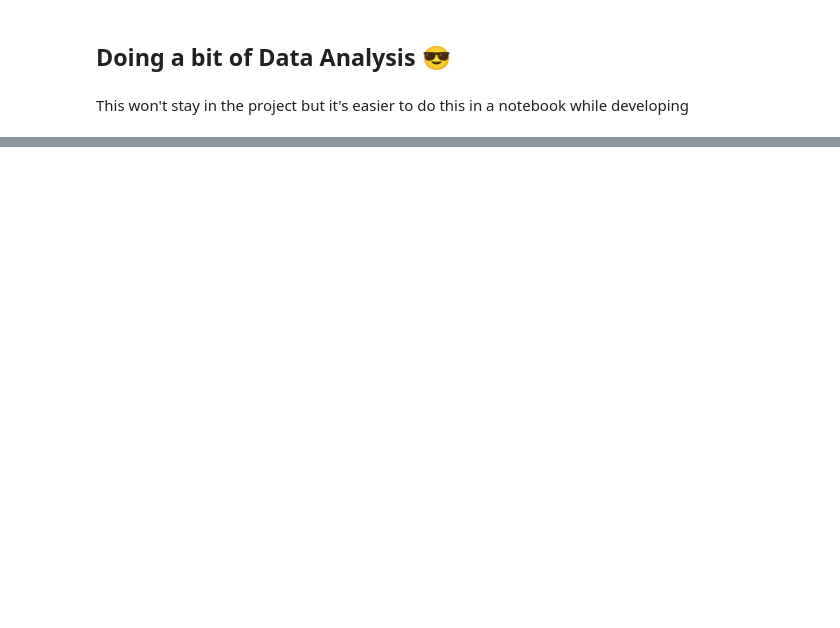
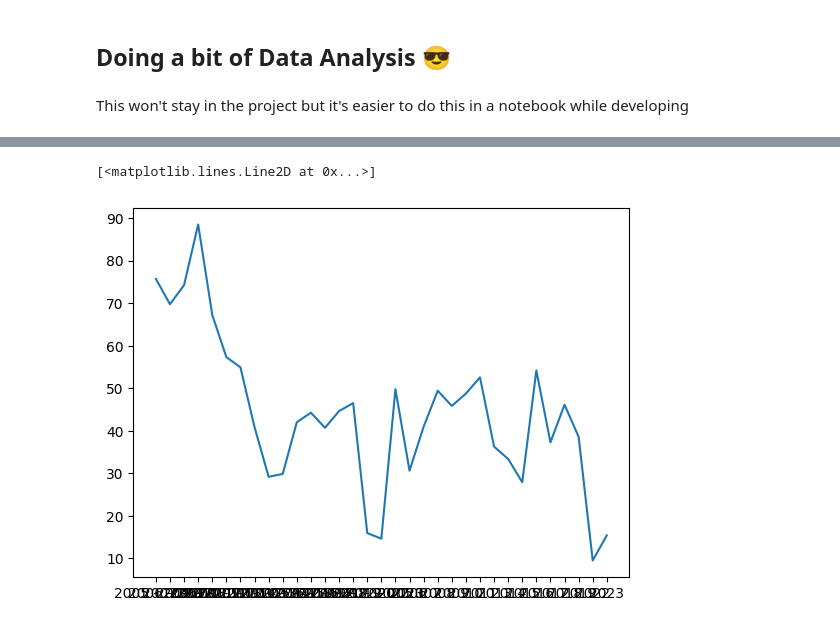
Before and after one commit to Tisinti/K.I.no, a Jupyter notebook: Data_Analysis.ipynb, the cells around one changed output, grey strips where cells are left out. Saved outputs shown, nothing was run; the diff lists cells and outputs as text; code cells hidden in the pictures; blank space fills up the shorter version.

Commit message:
doing a bit af data analysis

```diff
--- a/Data_Analysis.ipynb
+++ b/Data_Analysis.ipynb
@@ -21,0 +58,40 @@ cineData.head()
+# %%
+#Anzahl der Sommersemester:
+summer_mean = cineData[cineData['Semester'] == "Sommersemester"].groupby(cineData['Date'].dt.year)['Attendance'].mean()
+# %%
+def convert_inbetween(year1, year2='foo'):
+    if year1 + 1 == year2:
+        return str(year1) + " - " + str(year2)
+    else:
+        return str(year1) + " - " +str(year1 + 1)
+# %%
+def get_winter_attendance():
+    win = cineData[cineData['Semester'] == "Wintersemester"].groupby(cineData['Date'].dt.year)['Attendance'].mean()
+    part = cineData[cineData['Semester'] == "Wintersemester"].groupby(cineData['Date'].dt.year)['Attendance'].count()
+
+    #calc the count of each wintersemester
+    whole = (lambda x: [np.sum(part.values[i:i+2]) for i in range(x)]) (len(part)) [:-1]
+    emp = {}
+
+    for i, value in enumerate(win.values):
+        try:
+            #Stupid Fix: There is no entry for 2020 but 1920 exists
+            if str(win.index[i]) == "2019":
+                emp.update({convert_inbetween(win.index[i]) : value})
+            else:
+                emp.update({convert_inbetween(win.index[i], win.index[i+1]):
+                            # Probably how to not calc the wheigted mean:
+                            # Sum of means multiplied by wheigts
+                            np.sum(np.multiply(win.values[i:i+2],np.divide(part.values[i:i+2], whole[i])))})
+        except Exception as e:
+            pass
+    return pd.Series(emp)
+# %%
+#Anzahl der Wintersemester:
+winter_mean = get_winter_attendance()
+full_means = pd.concat([winter_mean, summer_mean])
+# %%
+plt.plot(full_means.index.astype(str), full_means.values)
+# %% [output]
+[<matplotlib.lines.Line2D at 0x...>]
+[figure, added]
```
Also changed, not shown: parts of 7 cells of this notebook.
